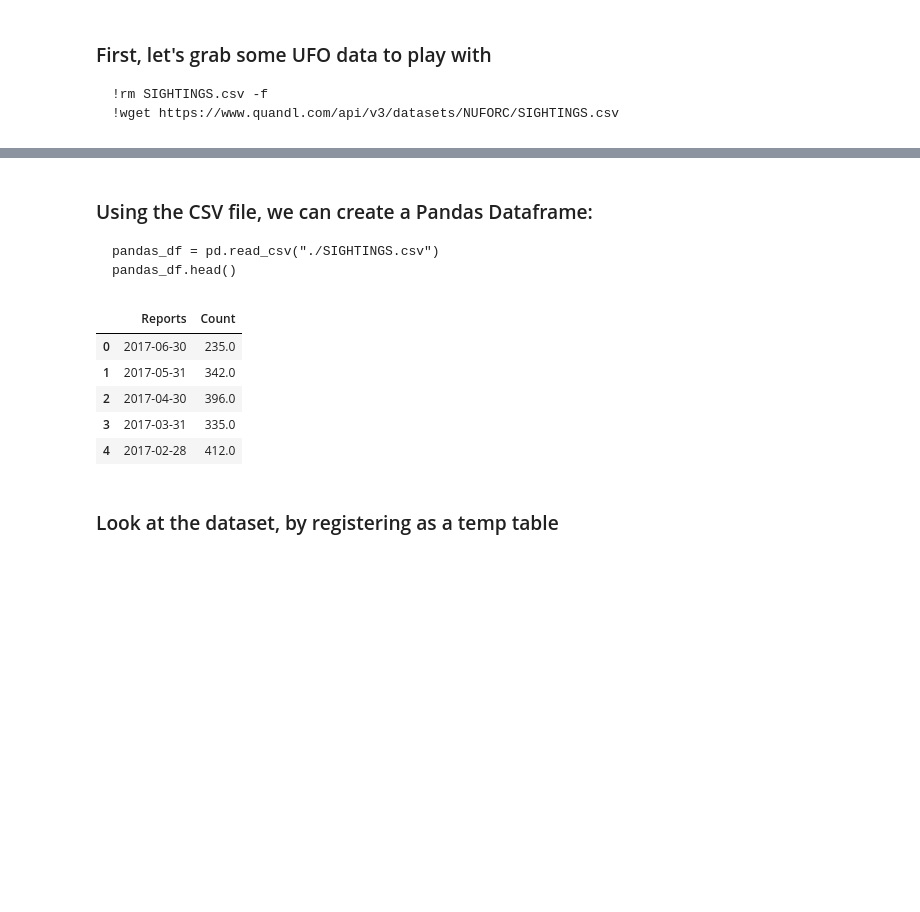
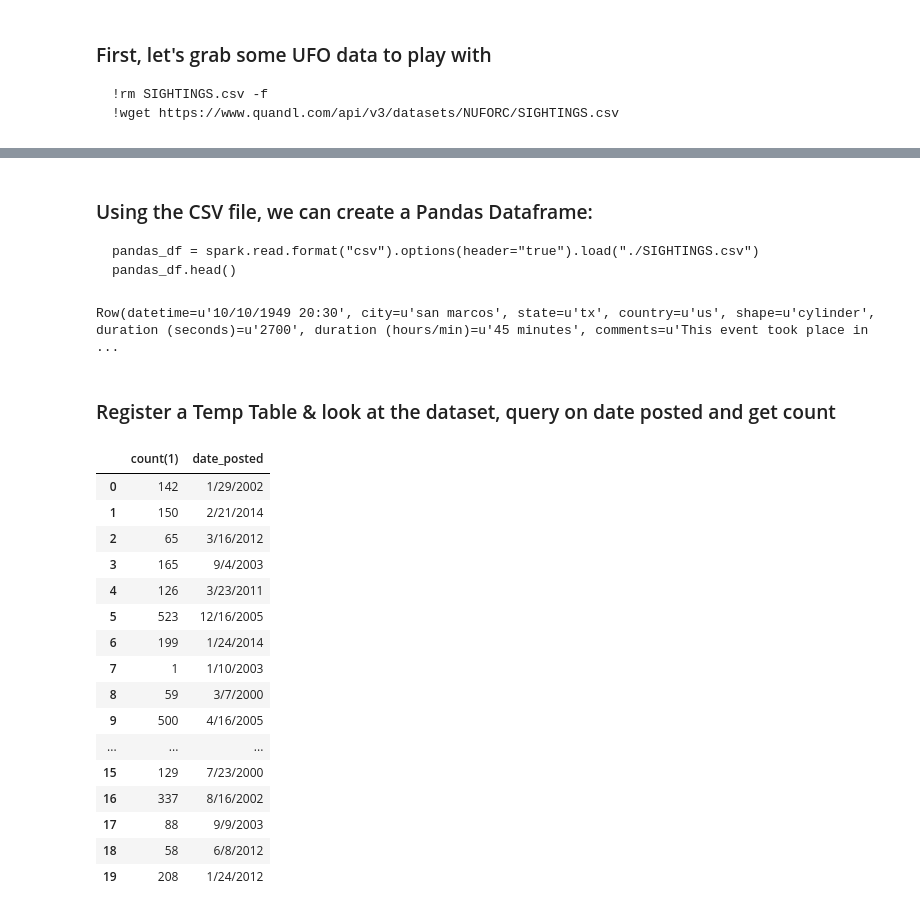
Before and after one commit to yaravind/dsx-spark, a Jupyter notebook: Lab 2: Spark SQL - Instructor.ipynb, the cells around one changed output, grey strips where cells are left out. Cells and saved outputs as stored; diff of their text form; code cells hidden in the pictures; blank space fills up the shorter version.

```diff
--- a/Lab 2: Spark SQL - Instructor.ipynb
+++ b/Lab 2: Spark SQL - Instructor.ipynb
@@ -409,21 +293,47 @@ Saving to: ‘SIGHTINGS.csv’
 # %% [markdown]
 ### Using the CSV file, we can create a Pandas Dataframe:
-    pandas_df = pd.read_csv("./SIGHTINGS.csv")
+    pandas_df = spark.read.format("csv").options(header="true").load("./SIGHTINGS.csv")
     pandas_df.head()
 # %%
-pandas_df = pd.read_csv("./SIGHTINGS.csv")
+pandas_df = spark.read.format("csv").options(header="true").load("./SIGHTINGS.csv")
 pandas_df.head()
 # %% [output]
-|  | Reports | Count |
-| 0 | 2017-06-30 | 235.0 |
-| 1 | 2017-05-31 | 342.0 |
-| 2 | 2017-04-30 | 396.0 |
-| 3 | 2017-03-31 | 335.0 |
-| 4 | 2017-02-28 | 412.0 |
+Row(datetime=u'10/10/1949 20:30', city=u'san marcos', state=u'tx', country=u'us', shape=u'cylinder', duration (seconds)=u'2700', duration (hours/min)=u'45 minutes', comments=u'This event took place in ...
-# %% [markdown]
-### Look at the dataset, by registering as a temp table
+# %% [markdown]
+### Register a Temp Table & look at the dataset, query on date posted and get count
 # %%
-ufo_data = spark.createDataFrame(pandas_df)
+ufo_data = pandas_df
 ufo_data.registerTempTable('ufo_data')
+# %%
+
+
+query = """
+select count(*), date_posted
+FROM
+    ufo_data
+GROUP BY
+    date_posted
+limit 20
+
+"""
+spark.sql(query).toPandas()
+# %% [output]
+|  | count(1) | date_posted |
+| 0 | 142 | 1/29/2002 |
+| 1 | 150 | 2/21/2014 |
+| 2 | 65 | 3/16/2012 |
+| 3 | 165 | 9/4/2003 |
+| 4 | 126 | 3/23/2011 |
+| 5 | 523 | 12/16/2005 |
+| 6 | 199 | 1/24/2014 |
+| 7 | 1 | 1/10/2003 |
+| 8 | 59 | 3/7/2000 |
+| 9 | 500 | 4/16/2005 |
+| ... | ... | ... |
+| 15 | 129 | 7/23/2000 |
+| 16 | 337 | 8/16/2002 |
+| 17 | 88 | 9/9/2003 |
+| 18 | 58 | 6/8/2012 |
+| 19 | 208 | 1/24/2012 |
 # %% [markdown]
 # Visualizing the Data
```
Also changed, not shown: parts of 44 cells of this notebook.
